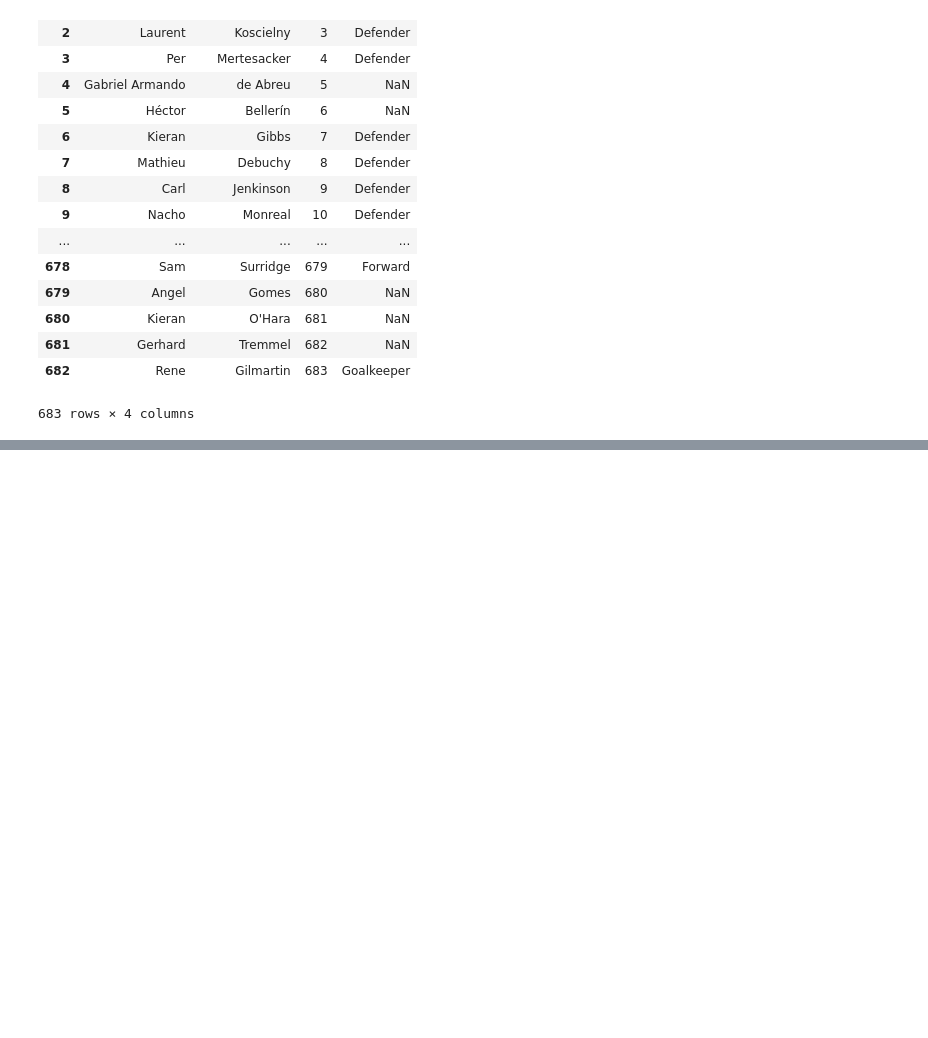
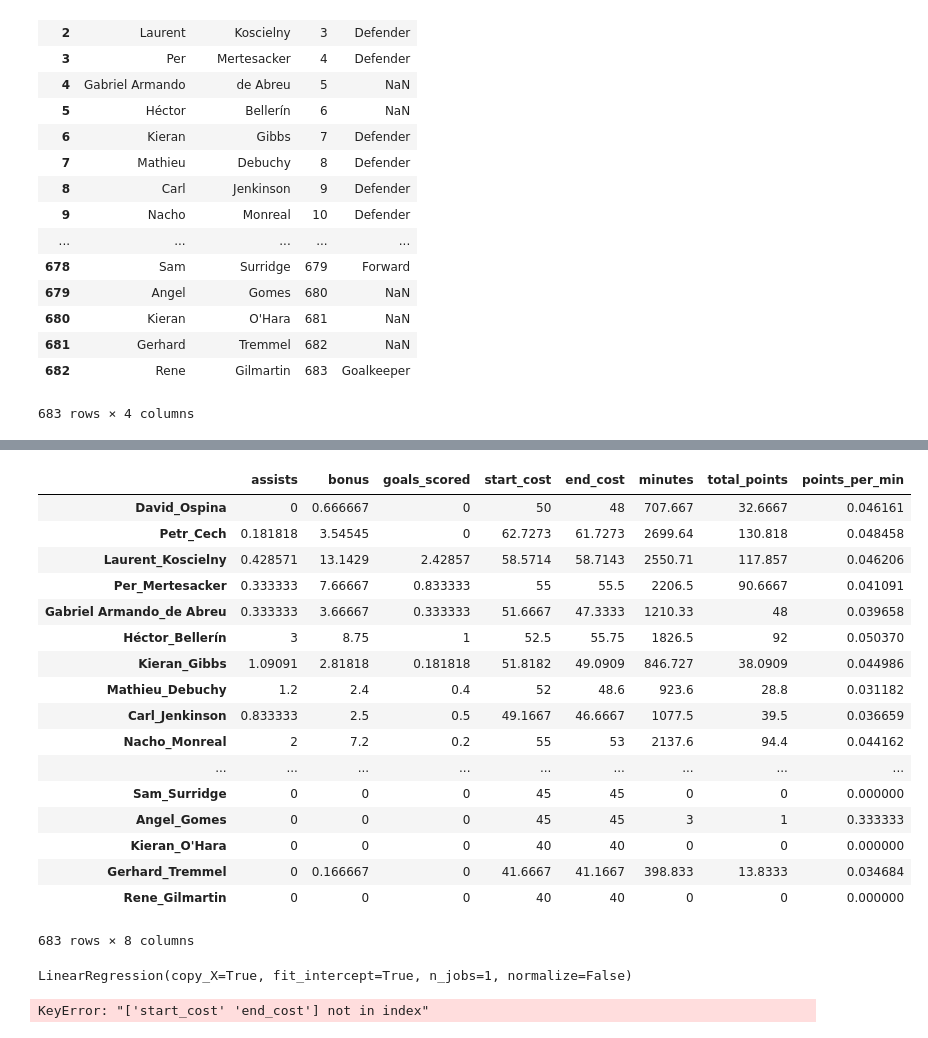
Before and after one commit to rivaldo4t/RecommendationOnFantasyLeague-ROFL, a Jupyter notebook: dataScrape_T.ipynb, the cells around one changed output, grey strips where cells are left out. Saved outputs shown, nothing was run; the diff lists cells and outputs as text; code cells hidden in the pictures; blank space fills up the shorter version.

Commit message:
average history dataframe created using defined features

```diff
--- a/dataScrape_T.ipynb
+++ b/dataScrape_T.ipynb
@@ -253,0 +264,10 @@ player_id.to_csv('2017-18 player_position.csv')
+# %%
+p_name = pd.read_csv('data/2016-17/player_idlist.csv')
+# %%
+fname = p_name['first_name']
+sname = p_name['second_name']
+pname = fname + '_' + sname
+# %%
+import pandas as pd
+player_avg_history = pd.DataFrame(index = pname, columns = features)
+player_avg_history[:5]
@@ -253,0 +281,48 @@ player_id.to_csv('2017-18 player_position.csv')
+# %%
+path = 'data/2016-17/players/'
+for i in player_avg_history.index:
+    f = path + i + '/history.csv'
+    f2 = unicode(f, "utf-8") # a shot in the dark; bullseye
+    a = pd.read_csv(f2)
+    b = a.mean(axis=0)
+#     print b[features]
+    player_avg_history.loc[i] = b[features]
+    player_avg_history.loc[i, 'points_per_min'] = 0 if b['minutes'] == 0 else b['total_points'] / b['minutes']
+# %%
+player_avg_history
+# %% [output]
+|  | assists | bonus | goals_scored | start_cost | end_cost | minutes | total_points | points_per_min |
+| David_Ospina | 0 | 0.666667 | 0 | 50 | 48 | 707.667 | 32.6667 | 0.046161 |
+| Petr_Cech | 0.181818 | 3.54545 | 0 | 62.7273 | 61.7273 | 2699.64 | 130.818 | 0.048458 |
+| Laurent_Koscielny | 0.428571 | 13.1429 | 2.42857 | 58.5714 | 58.7143 | 2550.71 | 117.857 | 0.046206 |
+| Per_Mertesacker | 0.333333 | 7.66667 | 0.833333 | 55 | 55.5 | 2206.5 | 90.6667 | 0.041091 |
+| Gabriel Armando_de Abreu | 0.333333 | 3.66667 | 0.333333 | 51.6667 | 47.3333 | 1210.33 | 48 | 0.039658 |
+| Héctor_Bellerín | 3 | 8.75 | 1 | 52.5 | 55.75 | 1826.5 | 92 | 0.050370 |
+| Kieran_Gibbs | 1.09091 | 2.81818 | 0.181818 | 51.8182 | 49.0909 | 846.727 | 38.0909 | 0.044986 |
+| Mathieu_Debuchy | 1.2 | 2.4 | 0.4 | 52 | 48.6 | 923.6 | 28.8 | 0.031182 |
+| Carl_Jenkinson | 0.833333 | 2.5 | 0.5 | 49.1667 | 46.6667 | 1077.5 | 39.5 | 0.036659 |
+| Nacho_Monreal | 2 | 7.2 | 0.2 | 55 | 53 | 2137.6 | 94.4 | 0.044162 |
+| ... | ... | ... | ... | ... | ... | ... | ... | ... |
+| Sam_Surridge | 0 | 0 | 0 | 45 | 45 | 0 | 0 | 0.000000 |
+| Angel_Gomes | 0 | 0 | 0 | 45 | 45 | 3 | 1 | 0.333333 |
+| Kieran_O'Hara | 0 | 0 | 0 | 40 | 40 | 0 | 0 | 0.000000 |
+| Gerhard_Tremmel | 0 | 0.166667 | 0 | 41.6667 | 41.1667 | 398.833 | 13.8333 | 0.034684 |
+| Rene_Gilmartin | 0 | 0 | 0 | 40 | 40 | 0 | 0 | 0.000000 |
+683 rows × 8 columns
+# %%
+from sklearn import linear_model
+regr = linear_model.LinearRegression()
+x = player_avg_history[features[:5]]
+y = player_avg_history['points_per_min']
+regr.fit(x, y)
+# %% [output]
+LinearRegression(copy_X=True, fit_intercept=True, n_jobs=1, normalize=False)
+# %%
+feat = []
+path = 'data/2017-18/players/'
+for i in player_avg_history.index[:1]:
+    f = unicode(path + i + '/gw.csv', "utf-8")
+    a = pd.read_csv(f)
+    print a[features]
+# %% [output]
+KeyError: "['start_cost' 'end_cost'] not in index"
```
Also changed, not shown: parts of 6 cells of this notebook.
